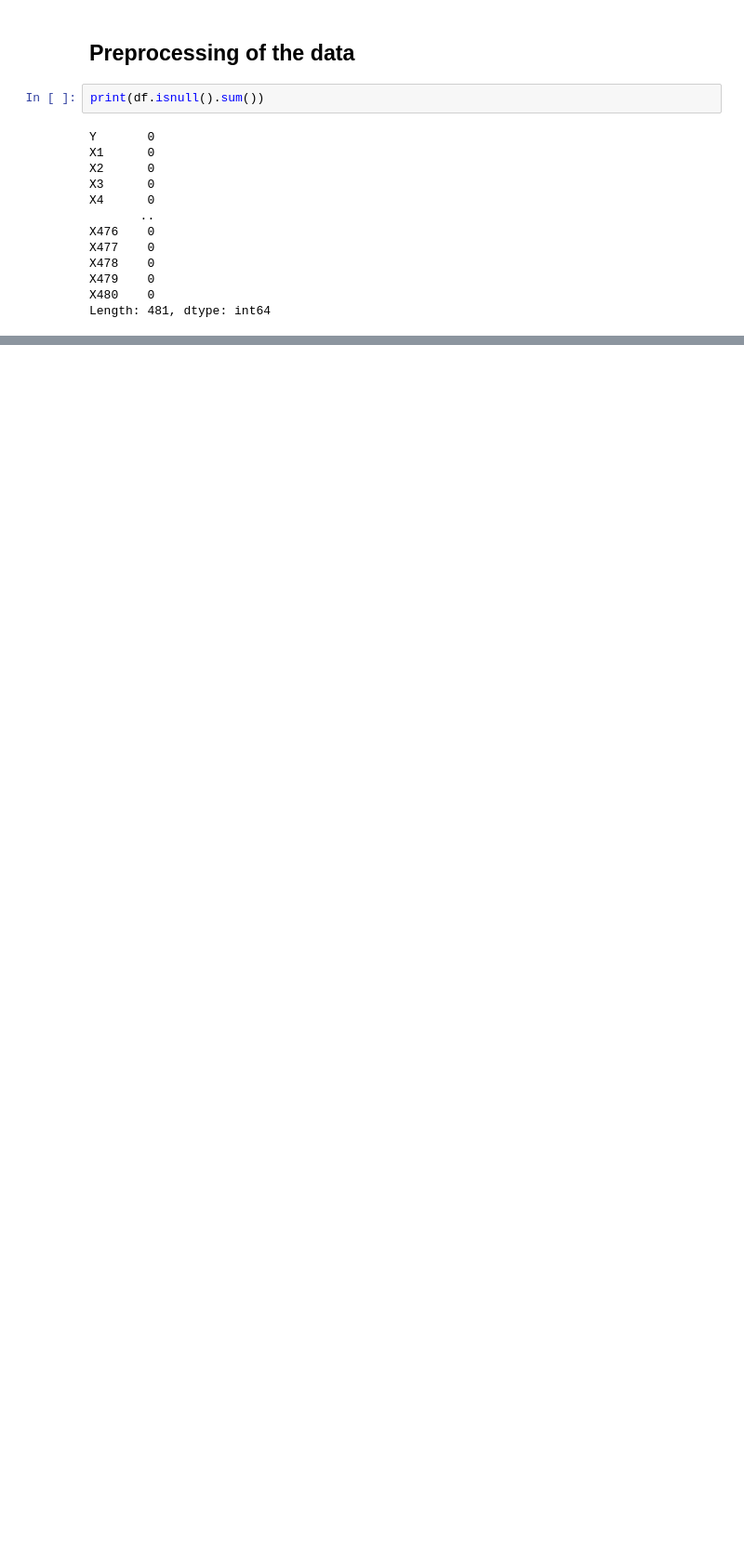
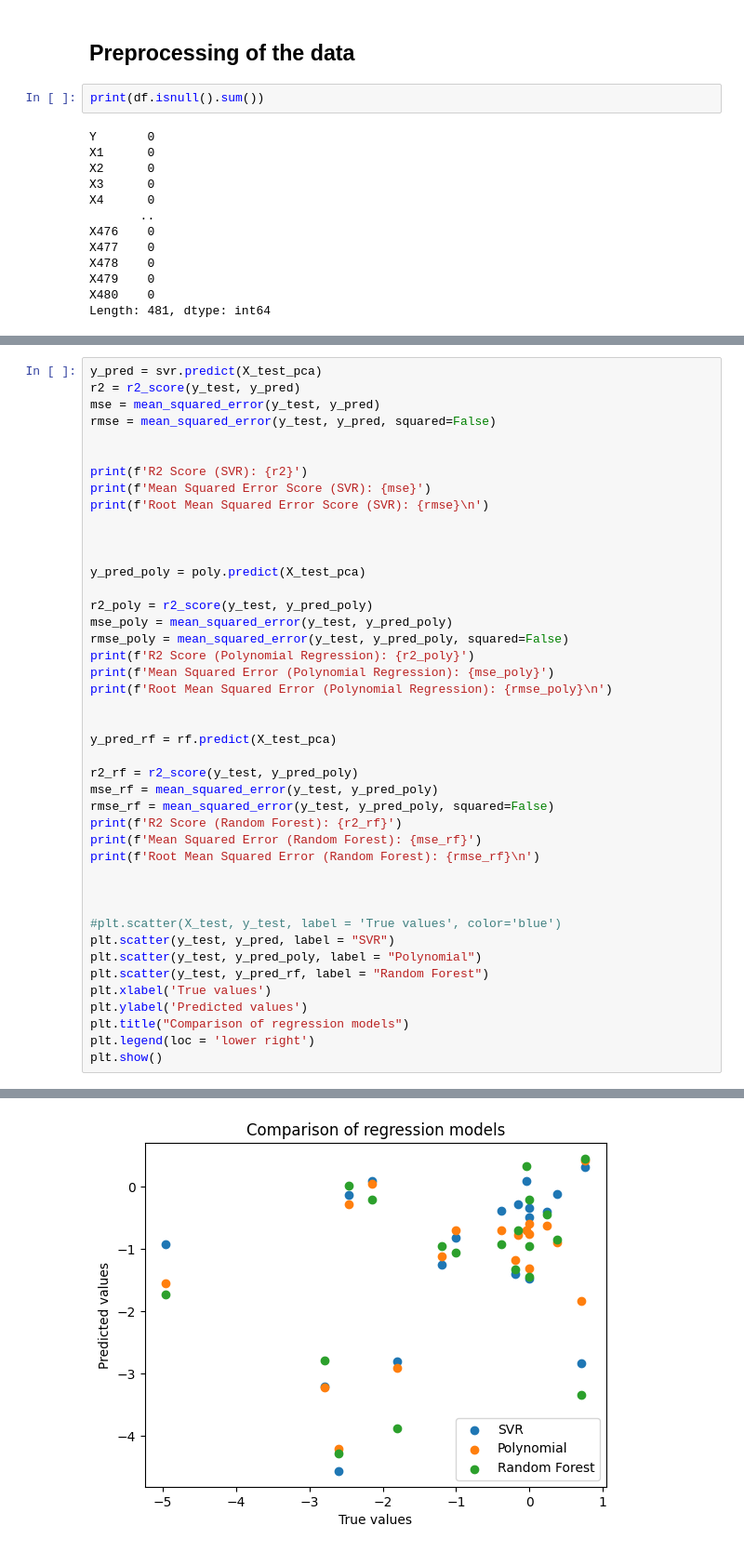
Before and after one commit to boredanon/machine-learning2023-2, a Jupyter notebook: proyecto_ML_José_del_Solar.ipynb, the cells around one changed output, grey strips where cells are left out. Shown at 93% size. Cells and saved outputs as stored; diff of their text form; blank space fills up the shorter version.

```diff
--- a/proyecto_ML_José_del_Solar.ipynb
+++ b/proyecto_ML_José_del_Solar.ipynb
@@ -157,0 +230,44 @@ sns.lmplot(x='PC1', y='PC3', data=X_pca_df)
+# %%
+y_pred = svr.predict(X_test_pca)
+r2 = r2_score(y_test, y_pred)
+mse = mean_squared_error(y_test, y_pred)
+rmse = mean_squared_error(y_test, y_pred, squared=False)
+
+
+print(f'R2 Score (SVR): {r2}')
+print(f'Mean Squared Error Score (SVR): {mse}')
+print(f'Root Mean Squared Error Score (SVR): {rmse}\n')
+
+
+
+y_pred_poly = poly.predict(X_test_pca)
+
+r2_poly = r2_score(y_test, y_pred_poly)
+mse_poly = mean_squared_error(y_test, y_pred_poly)
+rmse_poly = mean_squared_error(y_test, y_pred_poly, squared=False)
+print(f'R2 Score (Polynomial Regression): {r2_poly}')
+print(f'Mean Squared Error (Polynomial Regression): {mse_poly}')
+print(f'Root Mean Squared Error (Polynomial Regression): {rmse_poly}\n')
+
+
+y_pred_rf = rf.predict(X_test_pca)
+
+r2_rf = r2_score(y_test, y_pred_poly)
+mse_rf = mean_squared_error(y_test, y_pred_poly)
+rmse_rf = mean_squared_error(y_test, y_pred_poly, squared=False)
+print(f'R2 Score (Random Forest): {r2_rf}')
+print(f'Mean Squared Error (Random Forest): {mse_rf}')
+print(f'Root Mean Squared Error (Random Forest): {rmse_rf}\n')
+
+
+
+#plt.scatter(X_test, y_test, label = 'True values', color='blue')
+plt.scatter(y_test, y_pred, label = "SVR")
+plt.scatter(y_test, y_pred_poly, label = "Polynomial")
+plt.scatter(y_test, y_pred_rf, label = "Random Forest")
+plt.xlabel('True values')
+plt.ylabel('Predicted values')
+plt.title("Comparison of regression models")
+plt.legend(loc = 'lower right')
+plt.show()
+# %% [output]
@@ -157,0 +285 @@ sns.lmplot(x='PC1', y='PC3', data=X_pca_df)
+[figure, added]
```
Also changed, not shown: parts of 14 cells of this notebook.
